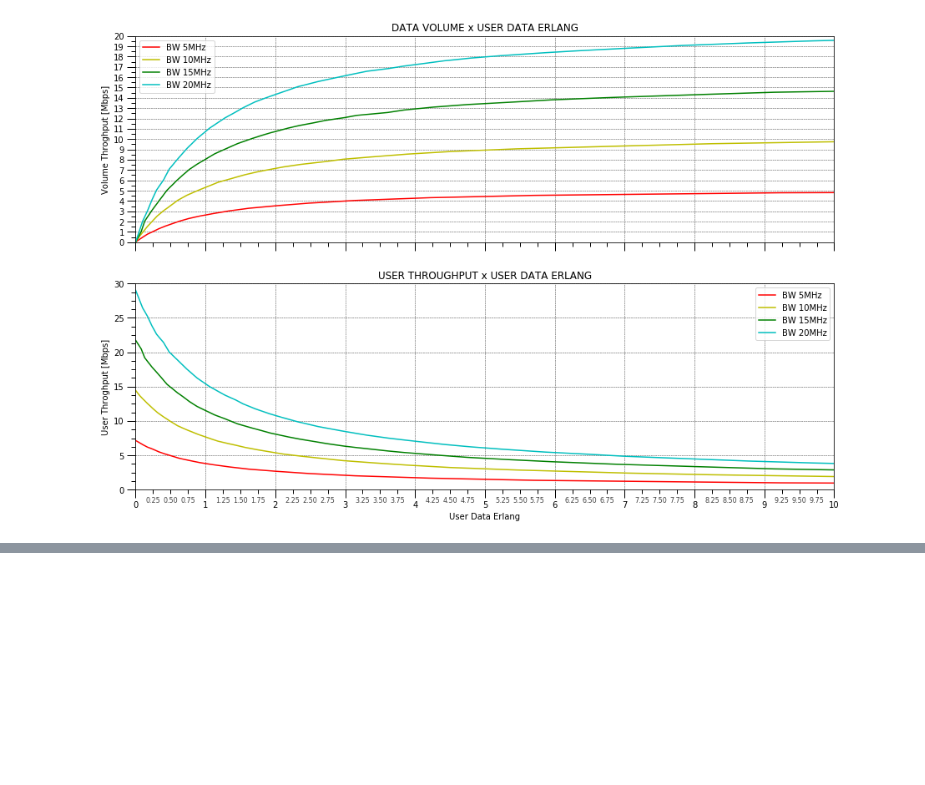
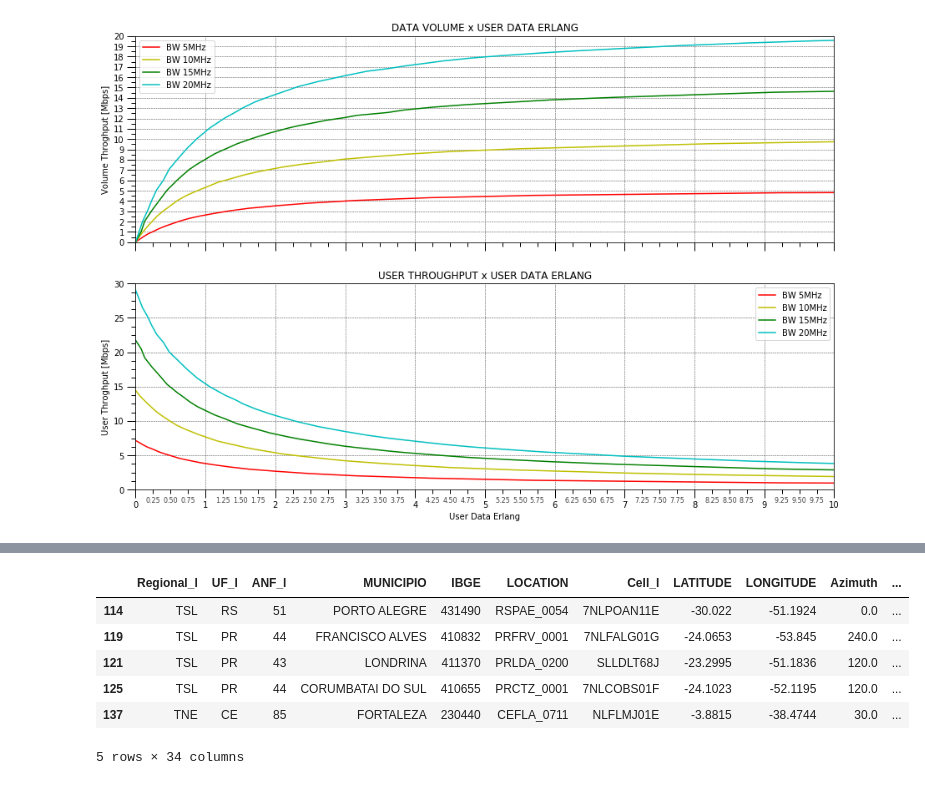
Before and after one commit to cpmonteiro74/My-projects, a Jupyter notebook: Modelos de capacidade LTE.ipynb, the cells around one changed output, grey strips where cells are left out. Drawn from its saved outputs; the diff is of its cells as text; code cells hidden in the pictures; blank space fills up the shorter version.

```diff
--- a/Modelos de capacidade LTE.ipynb
+++ b/Modelos de capacidade LTE.ipynb
@@ -424,0 +439,10 @@ plt.savefig("ERATO_10MHz.png")
+# %%
+b10m.head()
+# %% [output]
+|  | Regional_l | UF_l | ANF_l | MUNICIPIO | IBGE | LOCATION | Cell_l | LATITUDE | LONGITUDE | Azimuth | ... |
+| 114 | TSL | RS | 51 | PORTO ALEGRE | 431490 | RSPAE_0054 | 7NLPOAN11E | -30.022 | -51.1924 | 0.0 | ... |
+| 119 | TSL | PR | 44 | FRANCISCO ALVES | 410832 | PRFRV_0001 | 7NLFALG01G | -24.0653 | -53.845 | 240.0 | ... |
+| 121 | TSL | PR | 43 | LONDRINA | 411370 | PRLDA_0200 | SLLDLT68J | -23.2995 | -51.1836 | 120.0 | ... |
+| 125 | TSL | PR | 44 | CORUMBATAI DO SUL | 410655 | PRCTZ_0001 | 7NLCOBS01F | -24.1023 | -52.1195 | 120.0 | ... |
+| 137 | TNE | CE | 85 | FORTALEZA | 230440 | CEFLA_0711 | NLFLMJ01E | -3.8815 | -38.4744 | 30.0 | ... |
+5 rows × 34 columns
```
Also changed, not shown: parts of 10 cells of this notebook, 8 other files.
